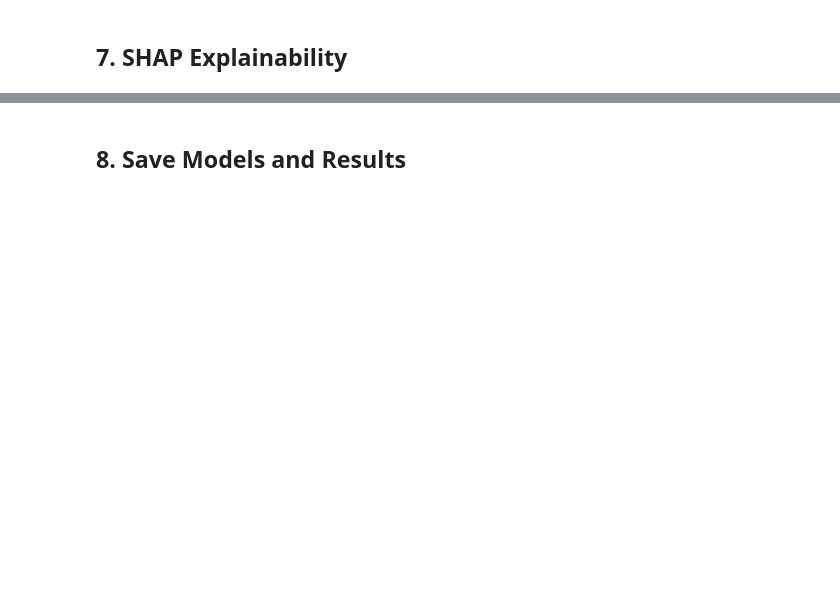
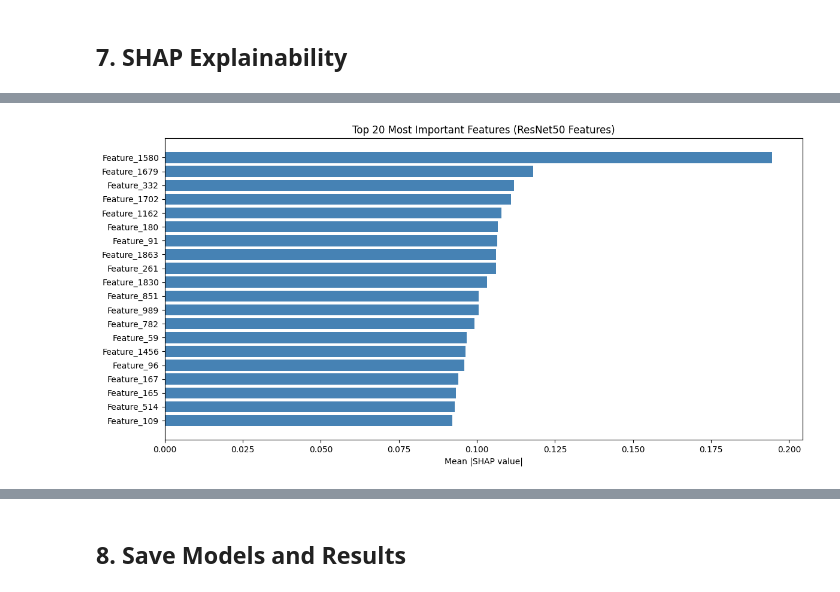
Before and after one commit to HeetDobariya07/Project-Phoenix, a Jupyter notebook: Herlev Processing/Herlev_Classification_Pipeline.ipynb, the cells around one changed output, grey strips where cells are left out. Saved outputs shown, nothing was run; the diff lists cells and outputs as text; code cells hidden in the pictures; blank space fills up the shorter version.

```diff
--- a/Herlev Processing/Herlev_Classification_Pipeline.ipynb
+++ b/Herlev Processing/Herlev_Classification_Pipeline.ipynb
@@ -613,23 +714,48 @@ plt.show()
-# %%
-# Bar plot for mean absolute SHAP values
-plt.figure(figsize=(12, 6))
-
-# Calculate mean absolute SHAP values across all classes
-if isinstance(shap_values, list):
-    mean_shap = np.mean([np.abs(sv).mean(axis=0) for sv in shap_values], axis=0)
-else:
-    mean_shap = np.abs(shap_values).mean(axis=0)
-
-# Get top 20 most important features
-top_k = 20
-top_indices = np.argsort(mean_shap)[-top_k:]
-
-plt.barh(range(top_k), mean_shap[top_indices], color='steelblue')
-plt.yticks(range(top_k), [f"Feature_{i}" for i in top_indices])
-plt.xlabel('Mean |SHAP value|')
-plt.title(f'Top {top_k} Most Important Features (ResNet50 Features)')
-plt.tight_layout()
-plt.show()
+# %%
+import matplotlib.pyplot as plt
+import numpy as np
+
+# Bar plot for mean absolute SHAP values
+plt.figure(figsize=(12, 6))
+
+# Calculate mean absolute SHAP values across all classes
+# Based on the observed 'mean_shap' shape (7,) after the previous execution,
+# it indicates that 'shap_values' has the structure (num_samples, num_features, num_classes).
+# To get the mean absolute SHAP value per feature (2048 features), we need to average
+# over the sample axis (0) and the class axis (2).
+if isinstance(shap_values, list):
+    # This block handles the case where shap_values is a list of (num_samples, num_features) arrays.
+    # In this scenario, averaging each list item (sv) over axis 0 results in (num_features,),
+    # and then averaging across the list (axis 0 of the list of arrays) yields the final (num_features,) array.
+    mean_shap = np.mean([np.abs(sv).mean(axis=0) for sv in shap_values], axis=0)
+else:
+    # This block handles the case where shap_values is a single 3D array.
+    # Assuming shap_values is (num_samples, num_features, num_classes).
+    # To get mean absolute SHAP per feature, average over samples (axis 0) and classes (axis 2).
+    mean_shap = np.abs(shap_values).mean(axis=(0, 2)) # Corrected: average over samples (0) and classes (2)
+
+# Get top 20 most important features
+top_k = 20
+
+# Ensure mean_shap is 1D before arg_sorting for feature importance
+# This check is a safeguard, but with the corrected calculation, mean_shap should already be 1D.
+if mean_shap.ndim > 1:
+    # If for some reason mean_shap is still 2D (e.g., (num_features, 1) or (1, num_features)),
+    # squeeze it to 1D. This scenario should ideally not be reached with the above fix.
+    mean_shap = np.squeeze(mean_shap)
+
+# Now, mean_shap should be a 1D array of shape (num_features,).
+# top_indices will then select the indices of the top_k features.
+top_indices = np.argsort(mean_shap)[-top_k:]
+
+plt.barh(range(top_k), mean_shap[top_indices], color='steelblue')
+plt.yticks(range(top_k), [f"Feature_{i}" for i in top_indices])
+plt.xlabel('Mean |SHAP value|')
+plt.title(f'Top {top_k} Most Important Features (ResNet50 Features)')
+plt.tight_layout()
+plt.show()
+# %% [output]
+[figure, added]
 # %%
 # Individual prediction explanation
 def explain_prediction(idx, X_test_subset, y_test_subset, shap_values, class_names):
```
Also changed, not shown: parts of 21 cells of this notebook, 1 other file.
